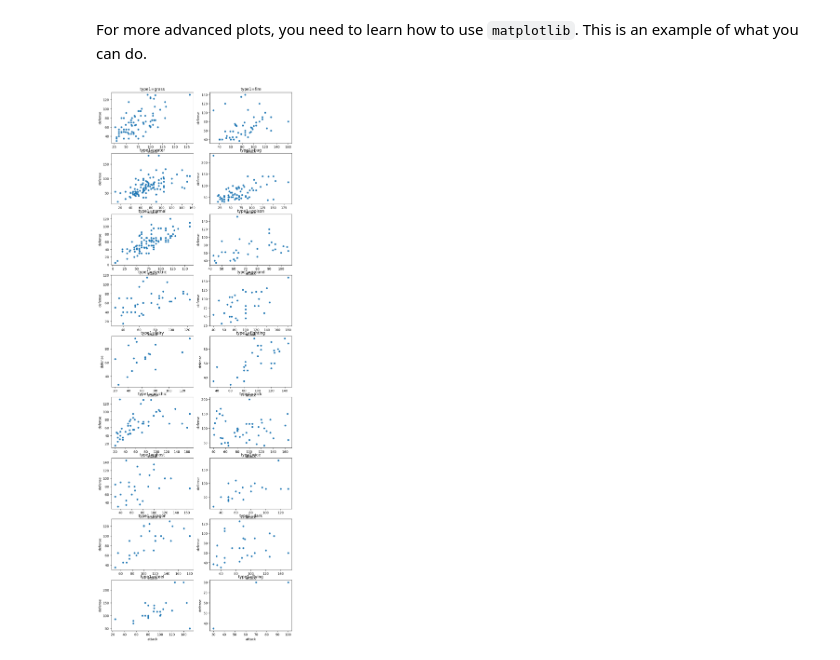
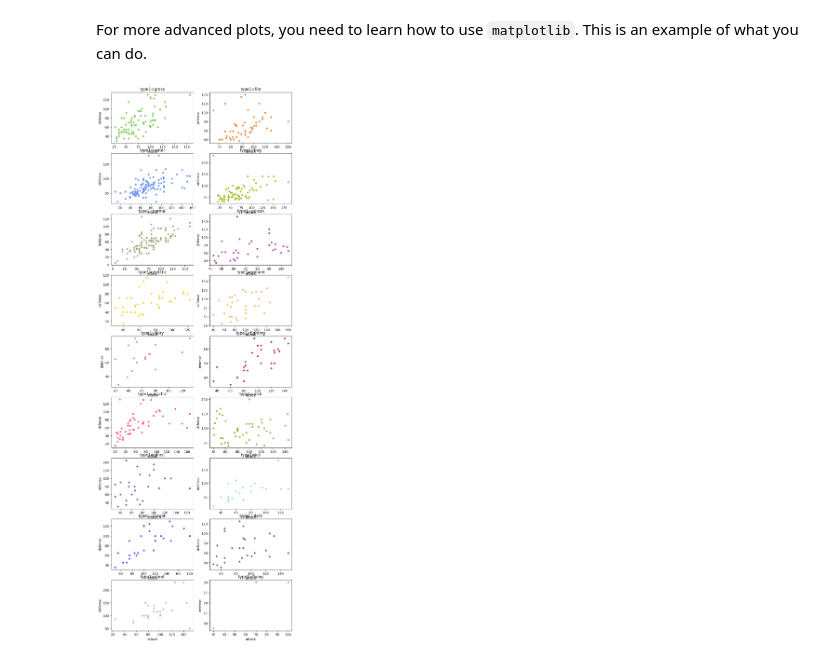
Before and after one commit to iancwm/python_crash_course, a Jupyter notebook: Session 8 - Advanced Topics - pandas.ipynb, the cells around one changed output. Cells and saved outputs as stored; diff of their text form; code cells hidden in the pictures.

```diff
--- a/Session 8 - Advanced Topics - pandas.ipynb
+++ b/Session 8 - Advanced Topics - pandas.ipynb
@@ -139,0 +146,3 @@ RangeIndex(start=0, stop=801, step=1)
+# %%
+df['base_total_z_score']=(df['base_total']-df['base_total'].mean())/df['base_total'].std()
+df['base_total_z_score']
@@ -402,0 +496,26 @@ Text(0.5, 1.0, 'Scatterplot of $attack$ vs $defense$')
+# %%
+my_string = """Normal Type: A8A77A
+Fire Type: EE8130
+Water Type: 6390F0
+Electric Type: F7D02C
+Grass Type: 7AC74C
+Ice Type: 96D9D6
+Fighting Type: C22E28
+Poison Type: A33EA1
+Ground Type: E2BF65
+Flying Type: A98FF3
+Psychic Type: F95587
+Bug Type: A6B91A
+Rock Type: B6A136
+Ghost Type: 735797
+Dragon Type: 6F35FC
+Dark Type: 705746
+Steel Type: B7B7CE
+Fairy Type: D685AD"""
+my_string=my_string.split("\n")
+my_string=[i.split(" Type: ") for i in my_string]
+color_dict={i[0].lower():"#"+i[1] for i in my_string}
+# %%
+fig,ax=plt.subplots()
+for type in pd.unique(df['type1']):
+    df.query(f"type1=='{type}'").plot(kind='scatter',x='attack',y='defense',label=type,color=color_dict[type],ax=ax)
@@ -421,17 +542,17 @@ For more advanced plots, you need to learn how to use `matplotlib`. This is an e
 # %%
 #define number of rows and columns for subplots
 type1=pd.unique(df['type1'])
 nrow=int(len(type1)/2)
 ncol=2
 
 # make a list of all dataframes
 
 fig, axes = plt.subplots(nrow, ncol)
 fig.set_size_inches(10,30)
 # plot counter
 for index, type in enumerate(type1):
     axis = axes[int(index/2),index%2]
-    df.query(f'type1=="{type}"').plot(kind='scatter',x='attack',y='defense',ax=axis)
+    df.query(f'type1=="{type}"').plot(kind='scatter',x='attack',y='defense',ax=axis,color=color_dict[type])
     axis.title.set_text(f'type1={type}')
 # %% [output]
-[figure, old version]
+[figure, new version]
```
Also changed, not shown: parts of 18 cells of this notebook.
